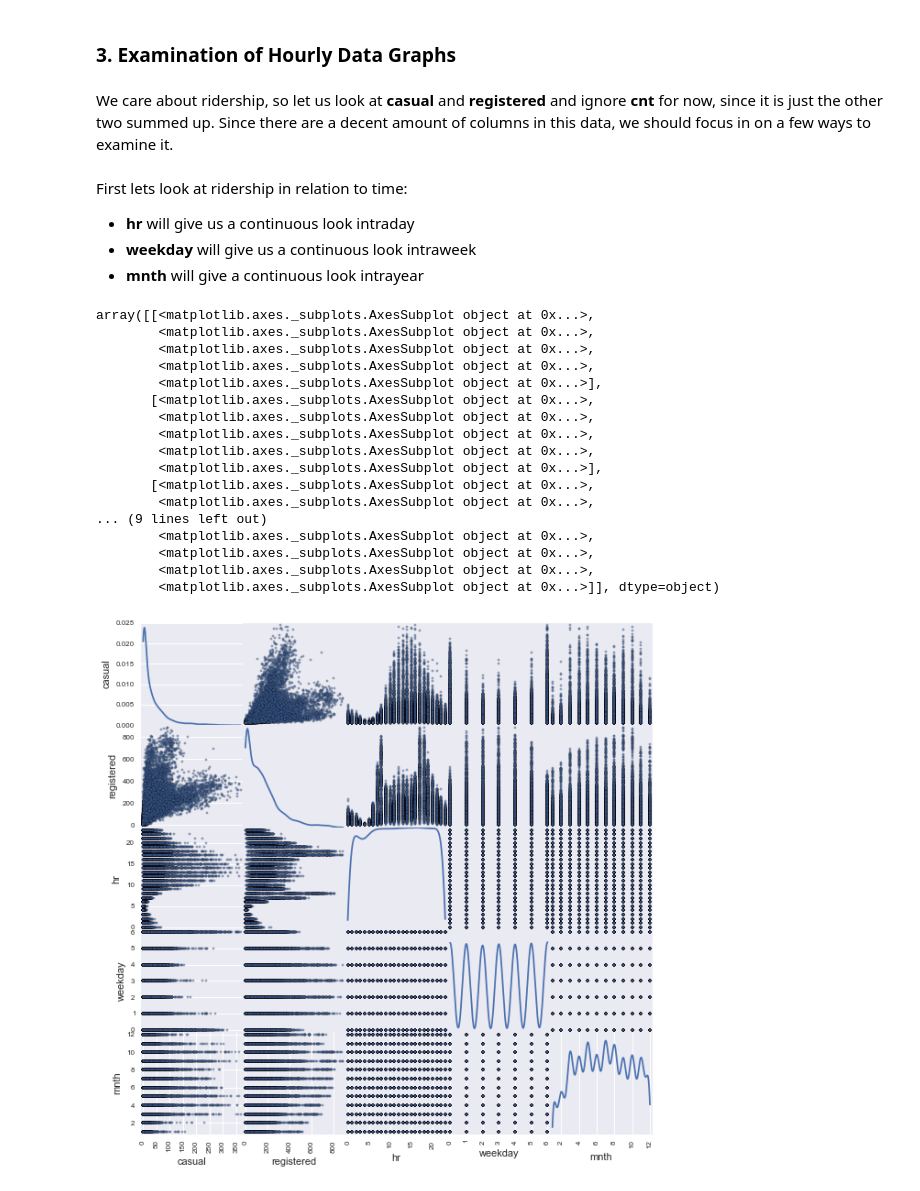
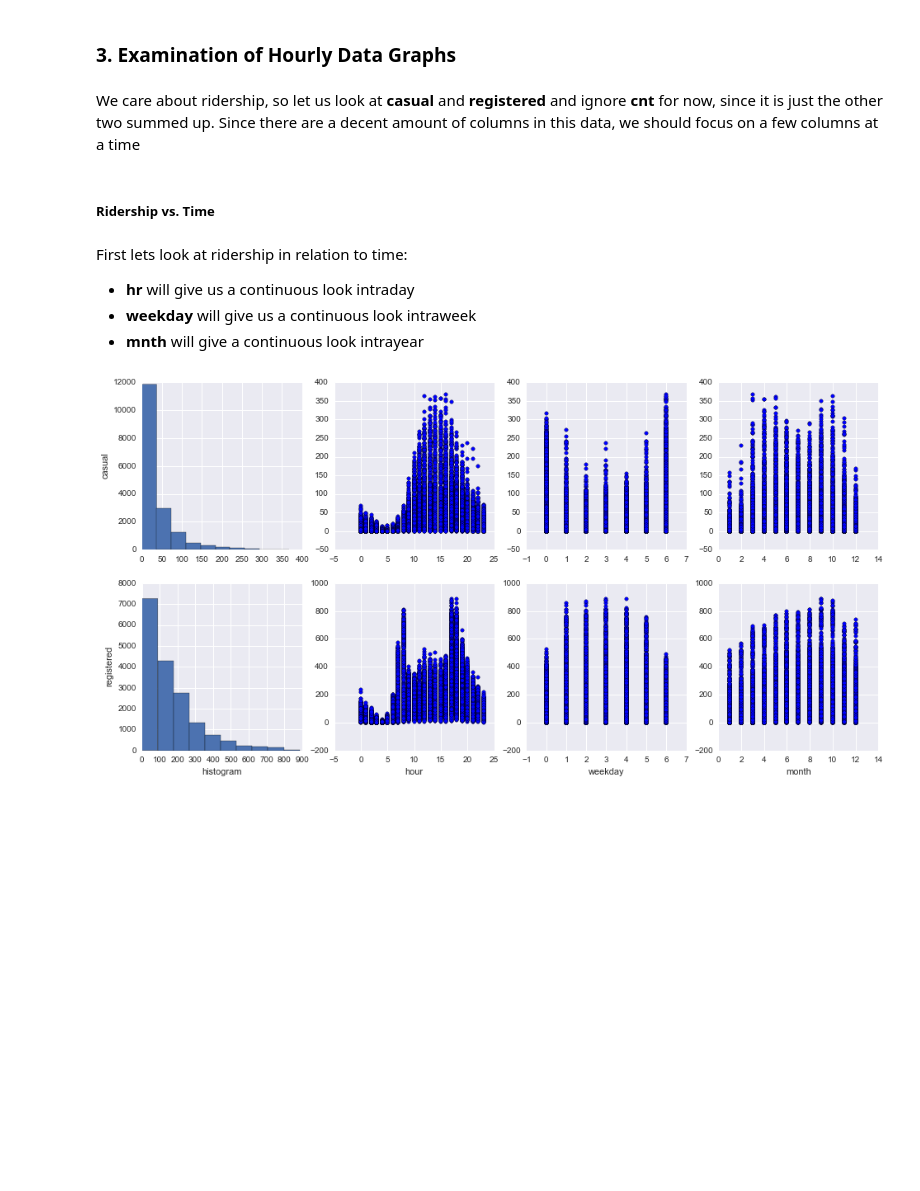
Before and after one commit to theolove/ga_project1_tlove, a Jupyter notebook: assignment 2.ipynb, the cells around one changed output. Saved outputs shown, nothing was run; the diff lists cells and outputs as text; code cells hidden in the pictures; blank space fills up the shorter version.

```diff
--- a/assignment 2.ipynb
+++ b/assignment 2.ipynb
@@ -86,31 +88,44 @@ Value | Description | Abbreviation
 # %% [markdown]
 ### 3. Examination of Hourly Data Graphs
 # %% [markdown]
-We care about ridership, so let us look at **casual** and **registered** and ignore **cnt** for now, since it is just the other two summed up. Since there are a decent amount of columns in this data, we should focus in on a few ways to examine it.
+We care about ridership, so let us look at **casual** and **registered** and ignore **cnt** for now, since it is just the other two summed up. Since there are a decent amount of columns in this data, we should focus on a few columns at a time
+# %% [markdown]
+##### Ridership vs. Time
 # %% [markdown]
 First lets look at ridership in relation to time:
  * **hr** will give us a continuous look intraday
  * **weekday** will give us a continuous look intraweek
  * **mnth** will give a continuous look intrayear
-# %%
-pd.scatter_matrix(bike[['casual', 'registered', 'hr', 'weekday', 'mnth']], figsize=[10,10], diagonal='kde')
-# %% [output]
-array([[<matplotlib.axes._subplots.AxesSubplot object at 0x...>,
-        <matplotlib.axes._subplots.AxesSubplot object at 0x...>,
-        <matplotlib.axes._subplots.AxesSubplot object at 0x...>,
-        <matplotlib.axes._subplots.AxesSubplot object at 0x...>,
-        <matplotlib.axes._subplots.AxesSubplot object at 0x...>],
-       [<matplotlib.axes._subplots.AxesSubplot object at 0x...>,
-        <matplotlib.axes._subplots.AxesSubplot object at 0x...>,
-        <matplotlib.axes._subplots.AxesSubplot object at 0x...>,
-        <matplotlib.axes._subplots.AxesSubplot object at 0x...>,
-        <matplotlib.axes._subplots.AxesSubplot object at 0x...>],
-       [<matplotlib.axes._subplots.AxesSubplot object at 0x...>,
-        <matplotlib.axes._subplots.AxesSubplot object at 0x...>,
-... (9 lines left out)
-        <matplotlib.axes._subplots.AxesSubplot object at 0x...>,
-        <matplotlib.axes._subplots.AxesSubplot object at 0x...>,
-        <matplotlib.axes._subplots.AxesSubplot object at 0x...>,
-        <matplotlib.axes._subplots.AxesSubplot object at 0x...>]], dtype=object)
-[figure, removed]
+# %%
+plt.figure(figsize=(16,8))
+
+# casual plots
+plt.subplot(2,4,1)
+plt.hist(bike.casual)
+plt.ylabel("casual")
+plt.subplot(2,4,2)
+plt.scatter(bike.hr, bike.casual)
+plt.subplot(2,4,3)
+plt.scatter(bike.weekday, bike.casual)
+plt.subplot(2,4,4)
+plt.scatter(bike.mnth, bike.casual)
+
+# registered plots
+plt.subplot(2,4,5)
+plt.hist(bike.registered)
+plt.ylabel("registered")
+plt.xlabel("histogram")
+plt.subplot(2,4,6)
+plt.scatter(bike.hr, bike.registered)
+plt.xlabel("hour")
+plt.subplot(2,4,7)
+plt.scatter(bike.weekday, bike.registered)
+plt.xlabel("weekday")
+plt.subplot(2,4,8)
+plt.scatter(bike.mnth, bike.registered)
+plt.xlabel("month")
+
+plt.show()
+# %% [output]
+[figure, added]
 # %% [markdown]
```
Also changed, not shown: parts of 38 cells of this notebook.
